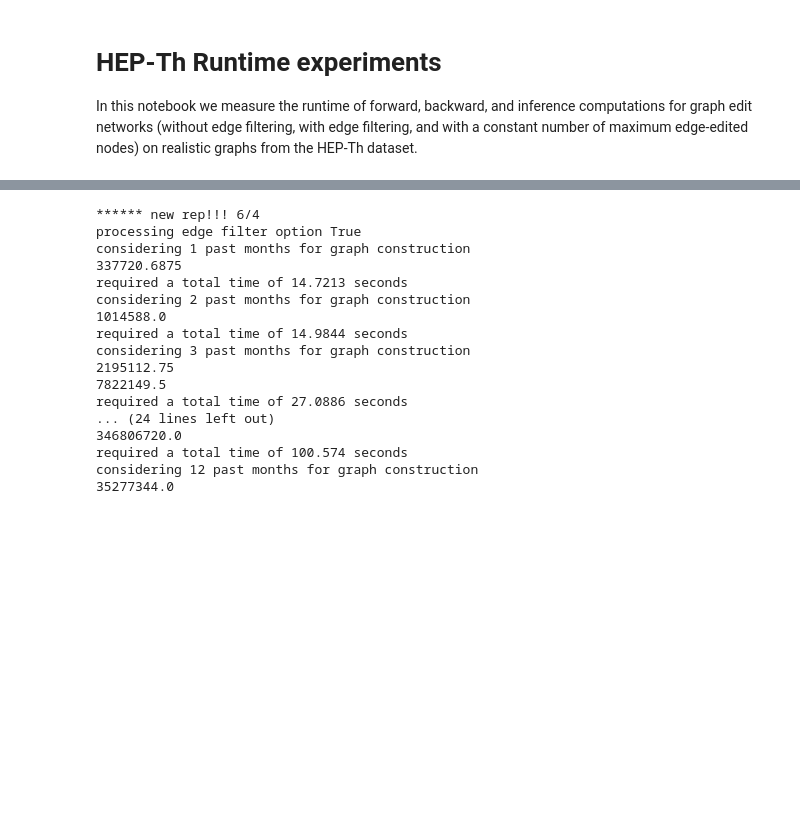
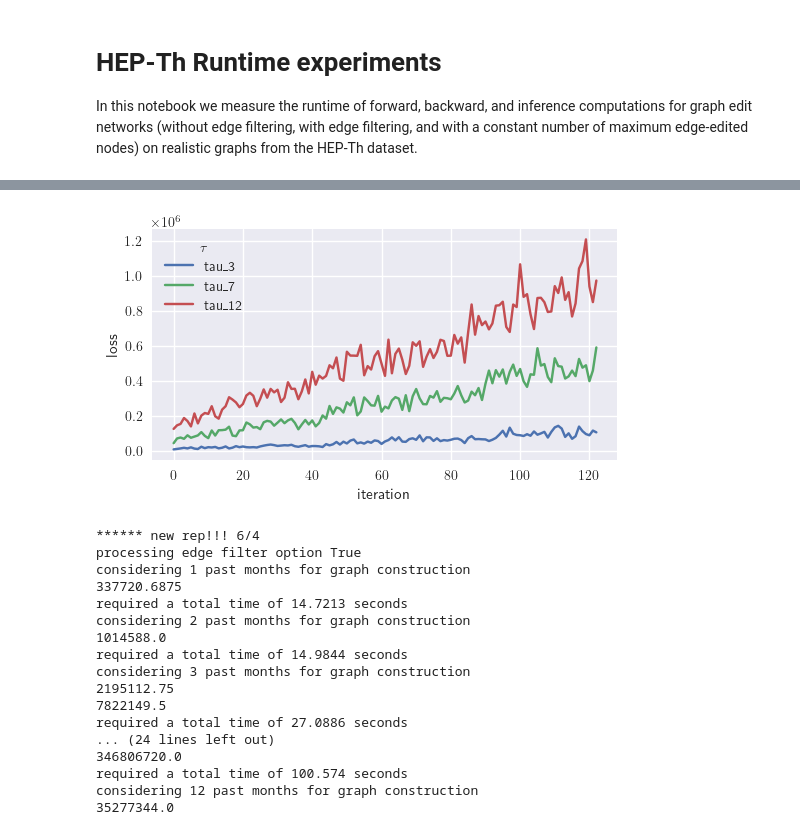
Before and after one commit to MarusaOrazem/reproducibility-challenge, a Jupyter notebook: hep_th_runtimes.ipynb, the cells around one changed output, grey strips where cells are left out. Drawn from its saved outputs; the diff is of its cells as text; code cells hidden in the pictures; blank space fills up the shorter version.

```diff
--- a/hep_th_runtimes.ipynb
+++ b/hep_th_runtimes.ipynb
@@ -93,0 +132,4 @@ plt.show()
+# %%
+df = pd.DataFrame.from_dict(taus, orient='index').T
+df = df.iloc[:123, :]
+df
@@ -93,0 +150,4 @@ plt.show()
+# %%
+melted = pd.melt(df.reset_index(), id_vars=['index'])
+melted.columns = ['iteration', r'$\tau$', 'loss']
+melted
@@ -94,3 +168,15 @@ plt.show()
+# %%
+import seaborn as sns
+plt.style.use('seaborn')
+plt.rcParams['text.usetex'] = True
+#sns.lineplot(data=melted, x='id', y='val', hue='var')
+#plt.show()
+fig, ax = plt.subplots(figsize=(6,3))
+sns.lineplot(data=melted, x='iteration', y='loss', hue=r'$\tau$', ax=ax)
+plt.savefig('LossCurves.png', bbox_inches='tight')
+plt.show()
+# %% [output]
+[figure, added]
 # %%
 # check which models still need to be processed
 import os
```
Also changed, not shown: parts of 5 cells of this notebook.
